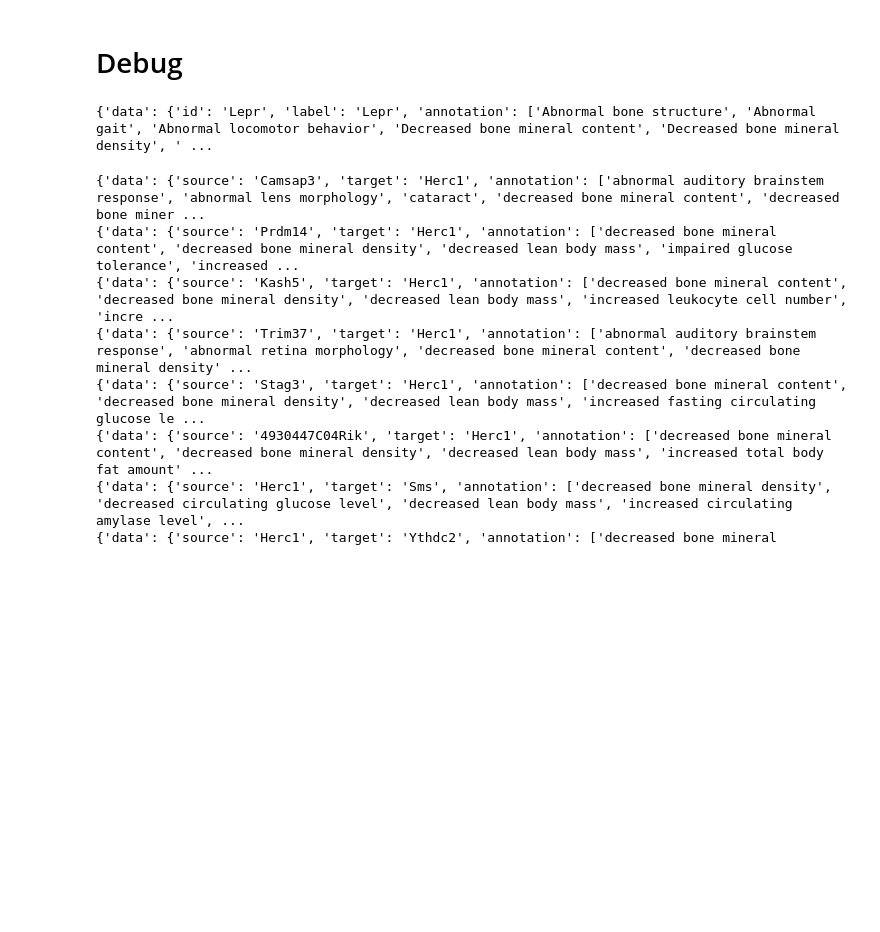
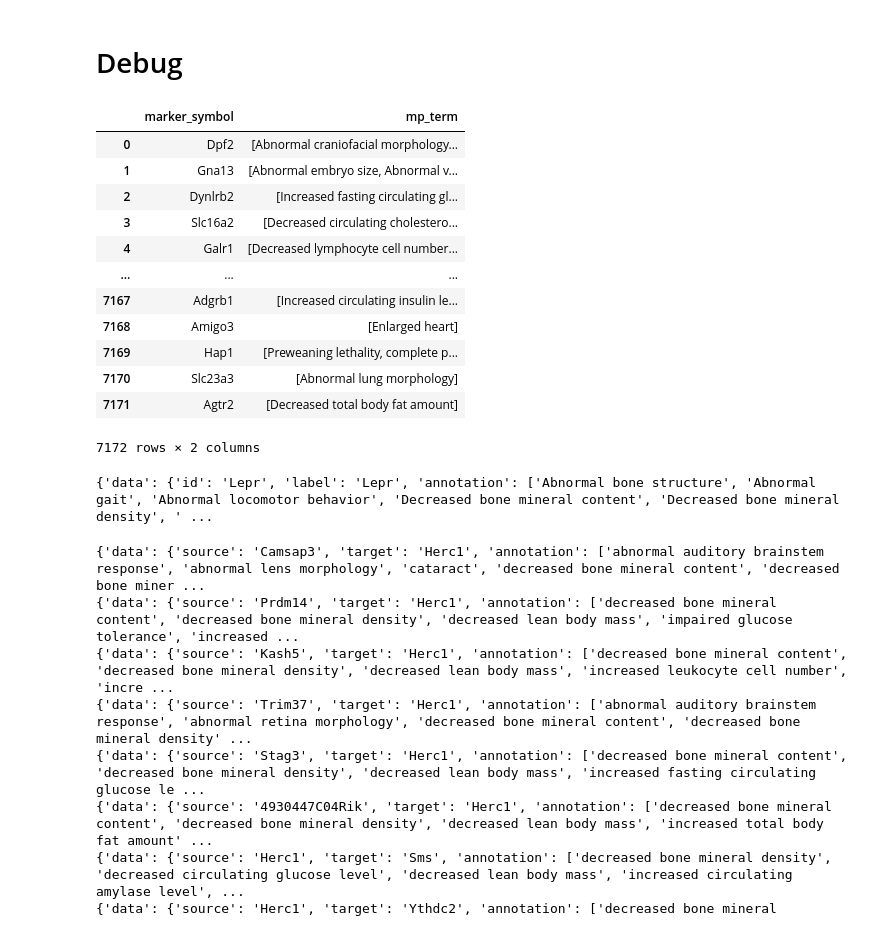
Before and after one commit to akikuno/TSUMUGI-dev, a Jupyter notebook: notebooks/web/055_combine_overlap_and_mp_term.ipynb, the cells around one changed output. Saved outputs shown, nothing was run; the diff lists cells and outputs as text; code cells hidden in the pictures; blank space fills up the shorter version.

```diff
--- a/notebooks/web/055_combine_overlap_and_mp_term.ipynb
+++ b/notebooks/web/055_combine_overlap_and_mp_term.ipynb
@@ -297,5 +310,21 @@ for path_mp_term in path_mp_terms:
 # %% [markdown]
 # Debug
+# %%
+marker_mp
+# %% [output]
+|  | marker_symbol | mp_term |
+| 0 | Dpf2 | [Abnormal craniofacial morphology... |
+| 1 | Gna13 | [Abnormal embryo size, Abnormal v... |
+| 2 | Dynlrb2 | [Increased fasting circulating gl... |
+| 3 | Slc16a2 | [Decreased circulating cholestero... |
+| 4 | Galr1 | [Decreased lymphocyte cell number... |
+| ... | ... | ... |
+| 7167 | Adgrb1 | [Increased circulating insulin le... |
+| 7168 | Amigo3 | [Enlarged heart] |
+| 7169 | Hap1 | [Preweaning lethality, complete p... |
+| 7170 | Slc23a3 | [Abnormal lung morphology] |
+| 7171 | Agtr2 | [Decreased total body fat amount] |
+7172 rows × 2 columns
 # %%
 for data in node_json:
     if "Lepr" == data["data"]["id"]:
```
Also changed, not shown: parts of 4 cells of this notebook, 1 other file.
